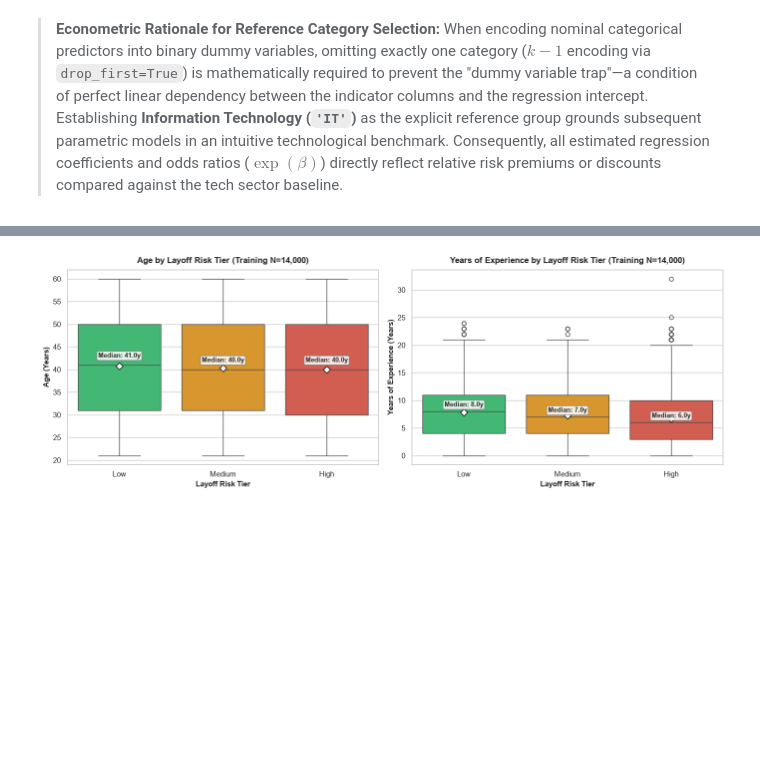
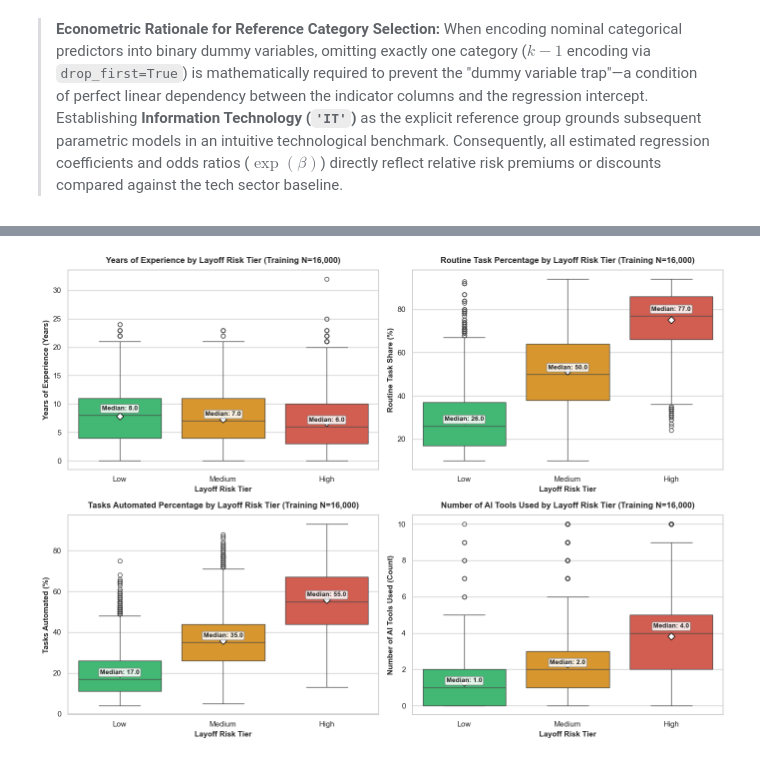
Before and after one commit to Samanzarei-9775/AAI500-Final-Project, a Jupyter notebook: notebooks/data_cleaning_merged.ipynb, the cells around one changed output, grey strips where cells are left out. Cells and saved outputs as stored; diff of their text form; code cells hidden in the pictures; blank space fills up the shorter version.

Commit message:
Models fixed merged and updated

```diff
--- a/notebooks/data_cleaning_merged.ipynb
+++ b/notebooks/data_cleaning_merged.ipynb
@@ -247,13 +261,15 @@ Age, Years_of_Experience, Education_Level, Industry
     Layoff_Risk: 'Low': 0, 'Medium': 1, 'High': 2
 # %%
 # -------------------------------------------------------------------------
-# Feature Extraction: Isolating the 4 Key Predictors and Target
+# Feature Extraction: Isolating the 5 Key Predictors and Target
+# Industry (nominal) + 4 numeric workload / automation / experience features
 # -------------------------------------------------------------------------
 selected_features = [
-    "Age",
+    "Industry",
     "Years_of_Experience",
-    "Education_Level",
-    "Industry"
+    "Routine_Task_Percentage",
+    "Tasks_Automated_Percentage",
+    "Number_of_AI_Tools_Used"
 ]
 
 target = "Layoff_Risk"
@@ -262,5 +278,6 @@ target = "Layoff_Risk"
 df_model = df[selected_features + [target]].copy()
 print("--- Dataframe Model Row and column check ---")
 print(f"Rows: {df_model.shape[0]:,}, Selected Columns: {df_model.shape[1]}")
+print(f"Predictors: {selected_features}")
 # %% [output]
 --- Dataframe Model Row and column check ---
@@ -277,7 +295,7 @@ target_mapping = {
     'High': 2
 }
 
-df_model[target] = df_model[target].map(target_mapping)
+df_model.loc[:, target] = df_model[target].map(target_mapping)
 
 print("\n--- TARGET ENCODING VERIFICATION ---")
 print(df_model['Layoff_Risk'].value_counts().sort_index())
@@ -503,12 +571,9 @@ For interpretable visualizations, continuous variables (`Age`, `Years_of_Experie
 # Reconstructs unscaled training DataFrame for natural-unit visualization.
 # -------------------------------------------------------------------------
 # Reconstruct natural continuous scale using inverse transform
+# (all 4 numeric predictors are whole numbers, so we round away float noise)
 unscaled_continuous = scaler.inverse_transform(X_train[scale_cols])
-train_eda_df = pd.DataFrame(unscaled_continuous, columns=scale_cols, index=X_train.index)
-
-# Reconstruct ordinal Education_Level label
-inv_edu_map = {0: 'High School', 1: "Bachelor's", 2: "Master's", 3: 'PhD'}
-train_eda_df['Education_Level'] = X_train['Education_Level'].map(inv_edu_map)
+train_eda_df = pd.DataFrame(unscaled_continuous, columns=scale_cols, index=X_train.index).round().astype(int)
 
 # Reconstruct Industry from dummy indicators (Baseline: IT)
 industry_dummies = [c for c in X_train.columns if c.startswith('Industry_')]
@@ -556,47 +621,60 @@ Feature Matrix Dimensions: 14,000 rows x 5 columns
 # %%
 # -------------------------------------------------------------------------
-# Cell B — Bivariate Continuous Analysis: Age & Experience vs. Layoff Risk
-# Boxplots with explicit diamond mean markers and median text annotations.
+# Cell B — Bivariate Numeric Analysis: Experience, Routine Work, Automation & AI Tools vs. Layoff Risk
+# 2x2 boxplot grid with explicit diamond mean markers and median text annotations.
 # -------------------------------------------------------------------------
-fig, axes = plt.subplots(1, 2, figsize=(14, 5))
+import warnings
 
-for idx, var in enumerate(['Age', 'Years_of_Experience']):
-    ax = axes[idx]
-    sns.boxplot(
-        data=train_eda_df,
-        x='Layoff_Risk',
-        y=var,
-        hue='Layoff_Risk',
-        order=RISK_ORDER,
-        palette=RISK_PALETTE,
-        legend=False,
-        showmeans=True,
-        meanprops={"marker": "D", "markeredgecolor": "black", "markerfacecolor": "white", "markersize": 7},
-        ax=ax
-    )
+numeric_eda_vars = {
+    'Years_of_Experience': 'Years of Experience (Years)',
+    'Routine_Task_Percentage': 'Routine Task Share (%)',
+    'Tasks_Automated_Percentage': 'Tasks Automated (%)',
+    'Number_of_AI_Tools_Used': 'Number of AI Tools Used (Count)'
+}
 
-    # Calculate and overlay median annotations
-    medians = train_eda_df.groupby('Layoff_Risk')[var].median()
-    for i, tier in enumerate(RISK_ORDER):
-        med_val = medians[tier]
-        offset = 1.3 if var == 'Age' else 0.6
-        ax.text(
-            i, med_val + offset,
-            f"Median: {med_val:.1f}y",
-            ha='center', va='bottom', fontsize=9.5, fontweight='bold',
-            bbox=dict(boxstyle='round,pad=0.2', facecolor='white', alpha=0.85, edgecolor='gray')
+fig, axes = plt.subplots(2, 2, figsize=(14, 10))
+axes = axes.flatten()
+
+with warnings.catch_warnings():
+    warnings.simplefilter("ignore", category=FutureWarning)
+
+    for idx, (var, ylabel) in enumerate(numeric_eda_vars.items()):
+        ax = axes[idx]
+
+        # Plot boxplot cleanly
+        sns.boxplot(
+            data=train_eda_df,
+            x='Layoff_Risk',
+            y=var,
+            order=RISK_ORDER,
+            palette=RISK_PALETTE,
+            showmeans=True,
+            meanprops={"marker": "D", "markeredgecolor": "black", "markerfacecolor": "white", "markersize": 7},
+            ax=ax
         )
 
-    var_label = var.replace('_', ' ')
-    ax.set_title(f"{var_label} by Layoff Risk Tier (Training N=14,000)", fontsize=12, fontweight='bold', pad=10)
-    ax.set_xlabel("Layoff Risk Tier", fontsize=11, fontweight='bold')
-    ax.set_ylabel(f"{var_label} (Years)", fontsize=11, fontweight='bold')
+        # Calculate and overlay median annotations
+        medians = train_eda_df.groupby('Layoff_Risk')[var].median()
+        offset = 0.02 * (train_eda_df[var].max() - train_eda_df[var].min())
+        for i, tier in enumerate(RISK_ORDER):
+            med_val = medians[tier]
+            ax.text(
+                i, med_val + offset,
+                f"Median: {med_val:.1f}",
+                ha='center', va='bottom', fontsize=9.5, fontweight='bold',
+                bbox=dict(boxstyle='round,pad=0.2', facecolor='white', alpha=0.85, edgecolor='gray')
+            )
+
+        var_label = var.replace('_', ' ')
+        ax.set_title(f"{var_label} by Layoff Risk Tier (Training N={len(train_eda_df):,})", fontsize=12, fontweight='bold', pad=10)
+        ax.set_xlabel("Layoff Risk Tier", fontsize=11, fontweight='bold')
+        ax.set_ylabel(ylabel, fontsize=11, fontweight='bold')
 
 plt.tight_layout()
 plt.show()
 
 # Quantitative summary table
-bivariate_stats = train_eda_df.groupby('Layoff_Risk')[['Age', 'Years_of_Experience']].agg(['mean', 'median', 'std']).reindex(RISK_ORDER).round(2)
+bivariate_stats = train_eda_df.groupby('Layoff_Risk')[list(numeric_eda_vars.keys())].agg(['mean', 'median', 'std']).reindex(RISK_ORDER).round(2)
 display(bivariate_stats)
 # %% [output]
-[figure, old version]
+[figure, new version]
```
Also changed, not shown: parts of 27 cells of this notebook, 11 other files.
